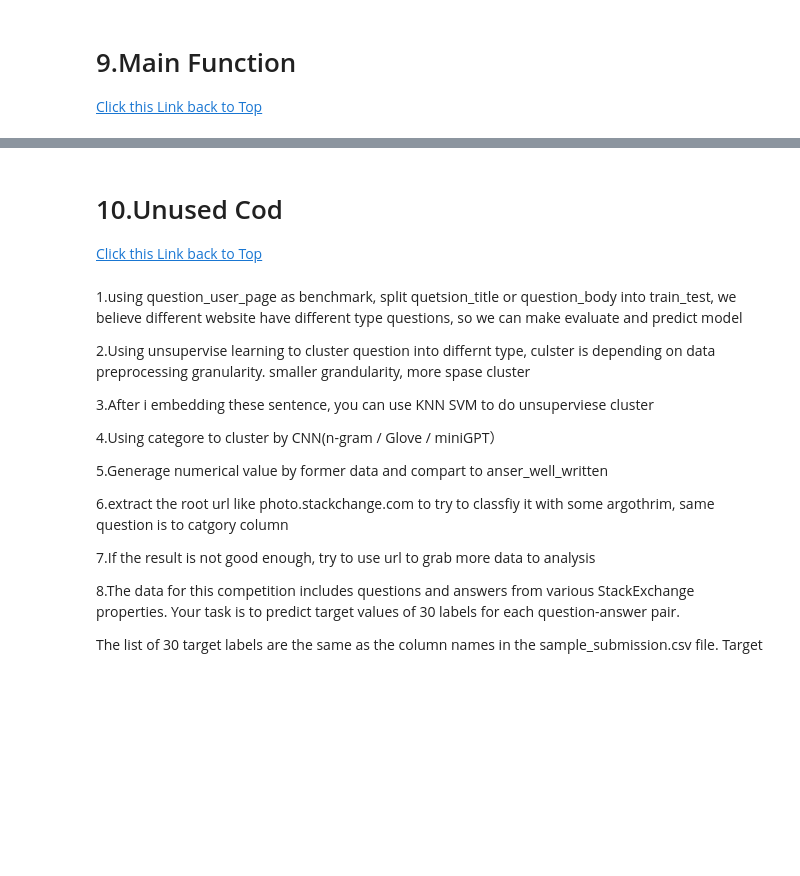
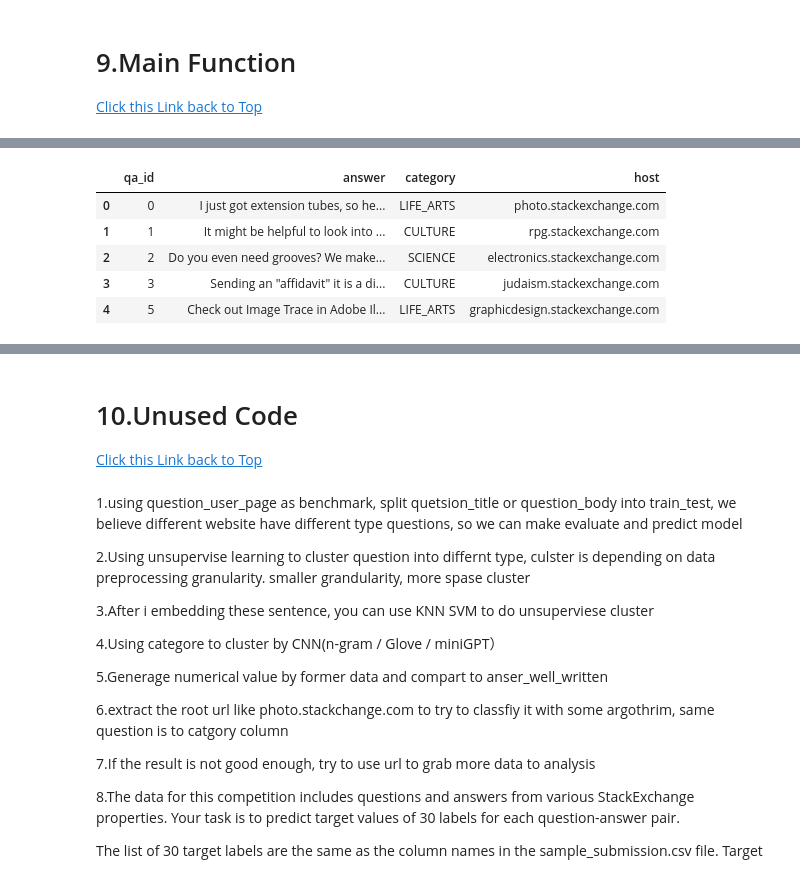
Before and after one commit to L3P3titPrince/40_Google_Q-A, a Jupyter notebook: 30_Google_Q-A.ipynb, the cells around one changed output, grey strips where cells are left out. Drawn from its saved outputs; the diff is of its cells as text; code cells hidden in the pictures; blank space fills up the shorter version.

```diff
--- a/30_Google_Q-A.ipynb
+++ b/30_Google_Q-A.ipynb
@@ -340,6 +516,15 @@ X_question_df.head(3)
 | 0 | 0 | What am I losing when using exten... | After playing around with macro p... | LIFE_ARTS | photo.stackexchange.com | What am I losing when using exten... | what am losing when using extensi... |
 | 1 | 1 | What is the distinction between a... | I am trying to understand what ki... | CULTURE | rpg.stackexchange.com | What is the distinction between a... | what is the distinction between c... |
 | 2 | 2 | Maximum protusion length for thro... | I'm working on a PCB that has thr... | SCIENCE | electronics.stackexchange.com | Maximum protusion length for thro... | maximum protusion length for thro... |
+# %%
+X_answer_df.head(5)
+# %% [output]
+|  | qa_id | answer | category | host |
+| 0 | 0 | I just got extension tubes, so he... | LIFE_ARTS | photo.stackexchange.com |
+| 1 | 1 | It might be helpful to look into ... | CULTURE | rpg.stackexchange.com |
+| 2 | 2 | Do you even need grooves? We make... | SCIENCE | electronics.stackexchange.com |
+| 3 | 3 | Sending an "affidavit" it is a di... | CULTURE | judaism.stackexchange.com |
+| 4 | 5 | Check out Image Trace in Adobe Il... | LIFE_ARTS | graphicdesign.stackexchange.com |
 # %%
 y_question_df.head(5)
 # %% [output]
@@ -352,7 +537,7 @@ y_question_df.head(5)
 5 rows × 21 columns
 # %% [markdown]
 <a id="10.Unused Code"></a>
-# 10.Unused Cod
+# 10.Unused Code
 <a href="#1.Summary">Click this Link back to Top</a>
 # %% [markdown]
 1.using question_user_page as benchmark, split quetsion_title or question_body into train_test, we believe different website have different type questions, so we can make evaluate and predict model
```
Also changed, not shown: parts of 15 cells of this notebook.
